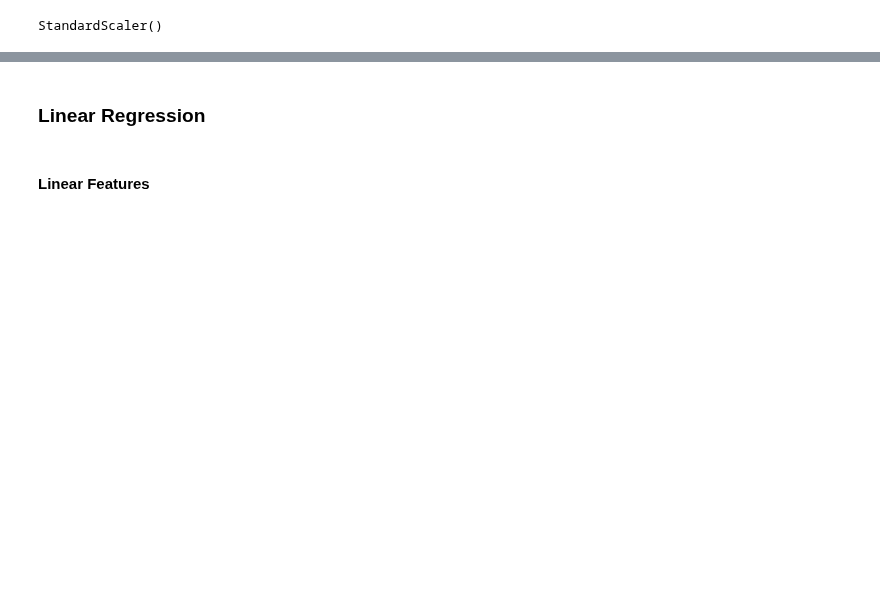
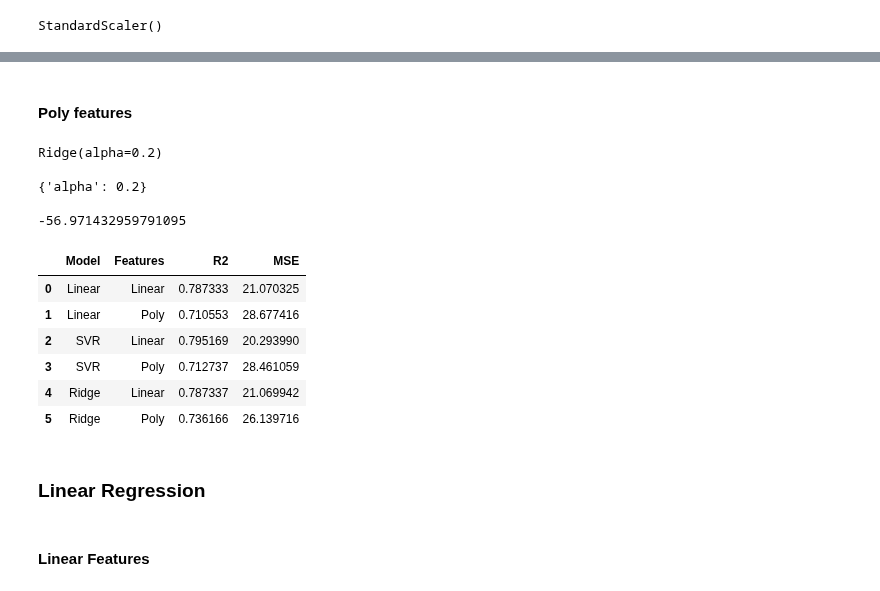
Before and after one commit to tomiambro/clusterai2020_grupo1, a Jupyter notebook: prueba_modelosReg_Sol.ipynb, the cells around one changed output, grey strips where cells are left out. Cells and saved outputs as stored; diff of their text form; code cells hidden in the pictures; blank space fills up the shorter version.

```diff
--- a/prueba_modelosReg_Sol.ipynb
+++ b/prueba_modelosReg_Sol.ipynb
@@ -187,0 +329,3 @@ x_test_poly_scaled = poly.transform(x_test_scaled)
+# %%
+# Ahora cambiamos el estimador, usaremos Ridge Regression
+ridge = Ridge(alpha=1.7)
@@ -187,0 +340,13 @@ x_test_poly_scaled = poly.transform(x_test_scaled)
+# %%
+# Entrenamos (con datos escalados)
+gs.fit(x_train_scaled, y_train)
+
+# Mostramos el mejor estimador, sus hyperparametros seleccionados y su resultado
+print(gs.best_estimator_, "\n")
+print(gs.best_params_, "\n")
+print(gs.best_score_, "\n")
+
+#Predicciones + Metricas
+ridge_linear_prediction = gs.predict(x_test_scaled)
+ridge_linear_r2 = r2_score(y_true=y_test, y_pred=ridge_linear_prediction)
+ridge_linear_mse = mean_squared_error(y_true=y_test, y_pred=ridge_linear_prediction)
@@ -187,0 +359,7 @@ x_test_poly_scaled = poly.transform(x_test_scaled)
+# %%
+#Guardamos resultados
+results_df = results_df.append({'Model':'Ridge',
+                                'Features':'Linear',
+                                'R2':ridge_linear_r2,
+                                'MSE':ridge_linear_mse},ignore_index=True)
+results_df
@@ -188,3 +373,40 @@ x_test_poly_scaled = poly.transform(x_test_scaled)
+# %% [markdown]
+#### Poly features
+# %%
+# Entrenamos (con datos escalados)
+gs.fit(x_train_poly_scaled, y_train)
+#Predicciones + Metricas
+ridge_poly_prediction = gs.predict(x_test_poly_scaled)
+
+# Mostramos el mejor estimador, sus hyperparametros seleccionados y su resultado
+print(gs.best_estimator_, "\n")
+print(gs.best_params_, "\n")
+print(gs.best_score_, "\n")
+
+
+ridge_poly_r2 = r2_score(y_true=y_test, y_pred=ridge_poly_prediction)
+ridge_poly_mse = mean_squared_error(y_true=y_test, y_pred=ridge_poly_prediction)
+# %% [output]
+Ridge(alpha=0.2)
+
+{'alpha': 0.2}
+
+-56.971432959791095
+# %%
+#Guardamos resultados
+results_df = results_df.append({'Model':'Ridge',
+                                'Features':'Poly',
+                                'R2':ridge_poly_r2,
+                                'MSE':ridge_poly_mse},ignore_index=True)
+results_df
+# %% [output]
+|  | Model | Features | R2 | MSE |
+| 0 | Linear | Linear | 0.787333 | 21.070325 |
+| 1 | Linear | Poly | 0.710553 | 28.677416 |
+| 2 | SVR | Linear | 0.795169 | 20.293990 |
+| 3 | SVR | Poly | 0.712737 | 28.461059 |
+| 4 | Ridge | Linear | 0.787337 | 21.069942 |
+| 5 | Ridge | Poly | 0.736166 | 26.139716 |
 # %% [markdown]
 ### Linear Regression
 # %% [markdown]
```
Also changed, not shown: parts of 91 cells of this notebook.
